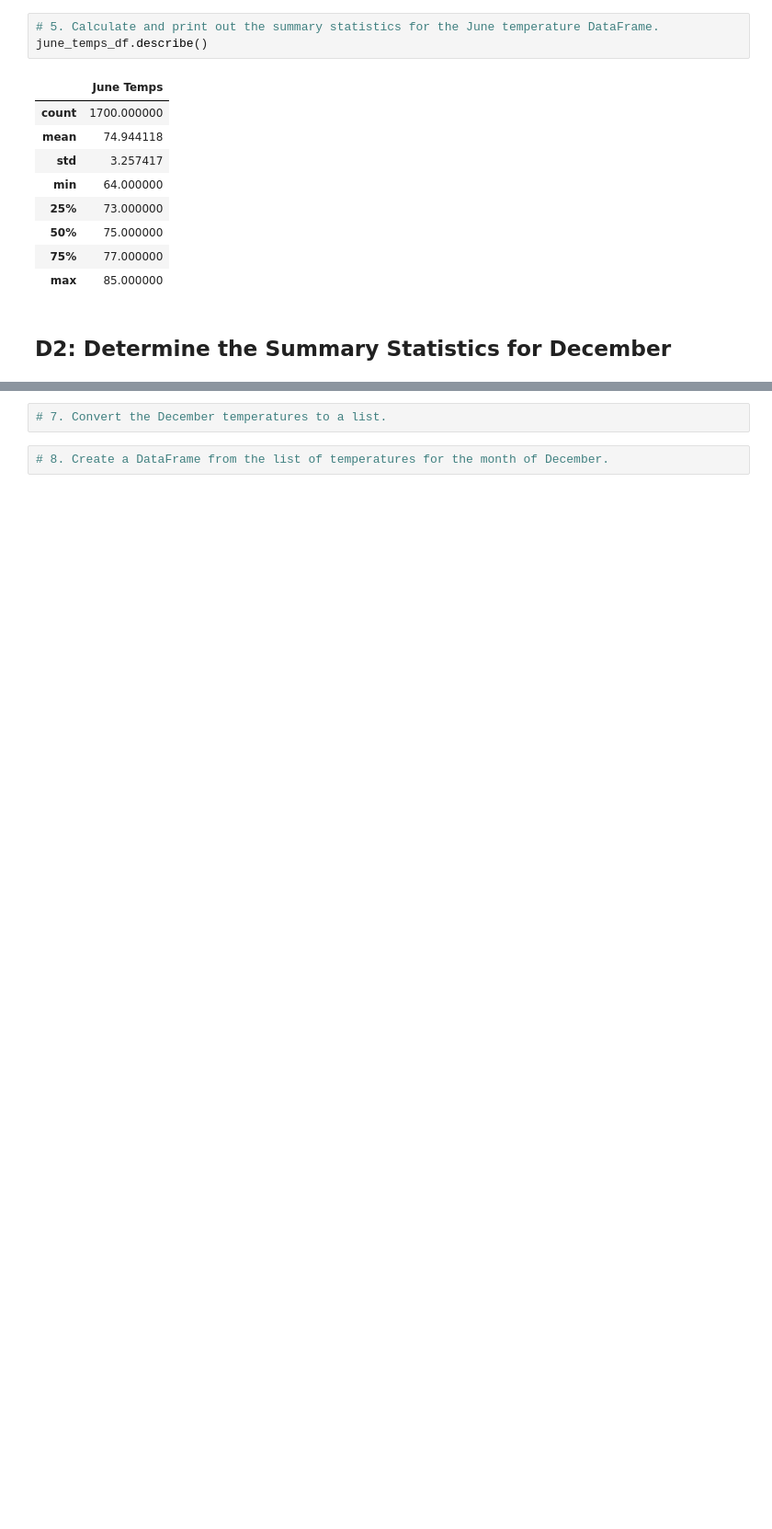
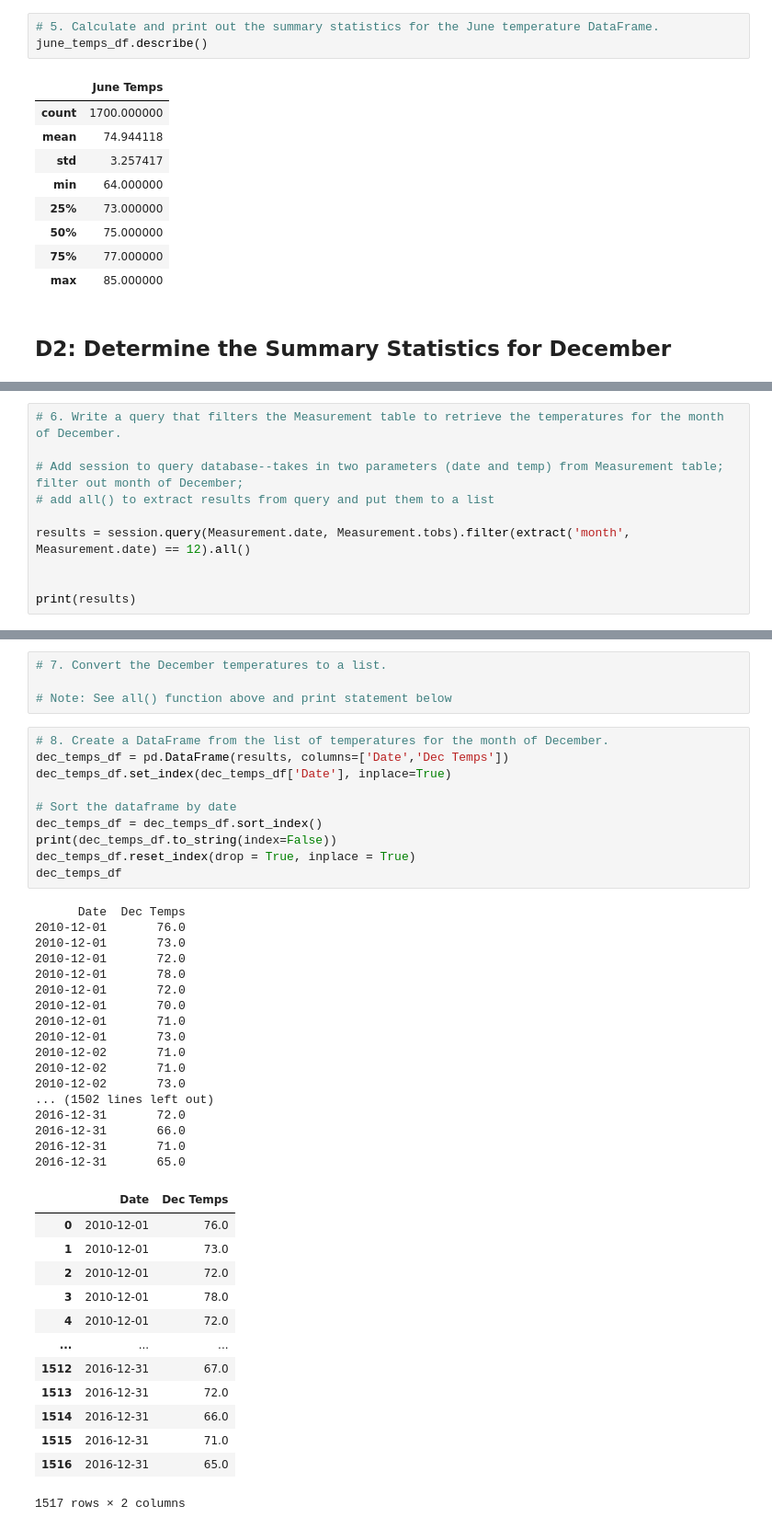
Before and after one commit to Christy-cyber/surfs_up, a Jupyter notebook: SurfsUp_Challenge.ipynb, the cells around one changed output, grey strips where cells are left out. Shown at 92% size. Drawn from its saved outputs; the diff is of its cells as text; blank space fills up the shorter version.

Commit message:
December temperatures included

```diff
--- a/SurfsUp_Challenge.ipynb
+++ b/SurfsUp_Challenge.ipynb
@@ -100,0 +109,10 @@ june_temps_df.describe()
+# %%
+# 6. Write a query that filters the Measurement table to retrieve the temperatures for the month of December.
+
+# Add session to query database--takes in two parameters (date and temp) from Measurement table; filter out month of December;
+# add all() to extract results from query and put them to a list
+
+results = session.query(Measurement.date, Measurement.tobs).filter(extract('month', Measurement.date) == 12).all()
+
+
+print(results)
@@ -101,6 +121,47 @@ june_temps_df.describe()
 # %%
 # 7. Convert the December temperatures to a list.
+
+# Note: See all() function above and print statement below
 # %%
 # 8. Create a DataFrame from the list of temperatures for the month of December.
+dec_temps_df = pd.DataFrame(results, columns=['Date','Dec Temps'])
+dec_temps_df.set_index(dec_temps_df['Date'], inplace=True)
+
+# Sort the dataframe by date
+dec_temps_df = dec_temps_df.sort_index()
+print(dec_temps_df.to_string(index=False))
+dec_temps_df.reset_index(drop = True, inplace = True)
+dec_temps_df
+# %% [output]
+      Date  Dec Temps
+2010-12-01       76.0
+2010-12-01       73.0
+2010-12-01       72.0
+2010-12-01       78.0
+2010-12-01       72.0
+2010-12-01       70.0
+2010-12-01       71.0
+2010-12-01       73.0
+2010-12-02       71.0
+2010-12-02       71.0
+2010-12-02       73.0
+... (1502 lines left out)
+2016-12-31       72.0
+2016-12-31       66.0
+2016-12-31       71.0
+2016-12-31       65.0
+|  | Date | Dec Temps |
+| 0 | 2010-12-01 | 76.0 |
+| 1 | 2010-12-01 | 73.0 |
+| 2 | 2010-12-01 | 72.0 |
+| 3 | 2010-12-01 | 78.0 |
+| 4 | 2010-12-01 | 72.0 |
+| ... | ... | ... |
+| 1512 | 2016-12-31 | 67.0 |
+| 1513 | 2016-12-31 | 72.0 |
+| 1514 | 2016-12-31 | 66.0 |
+| 1515 | 2016-12-31 | 71.0 |
+| 1516 | 2016-12-31 | 65.0 |
+1517 rows × 2 columns
 # %%
 # 9. Calculate and print out the summary statistics for the Decemeber temperature DataFrame.
```
Also changed, not shown: parts of 5 cells of this notebook.
